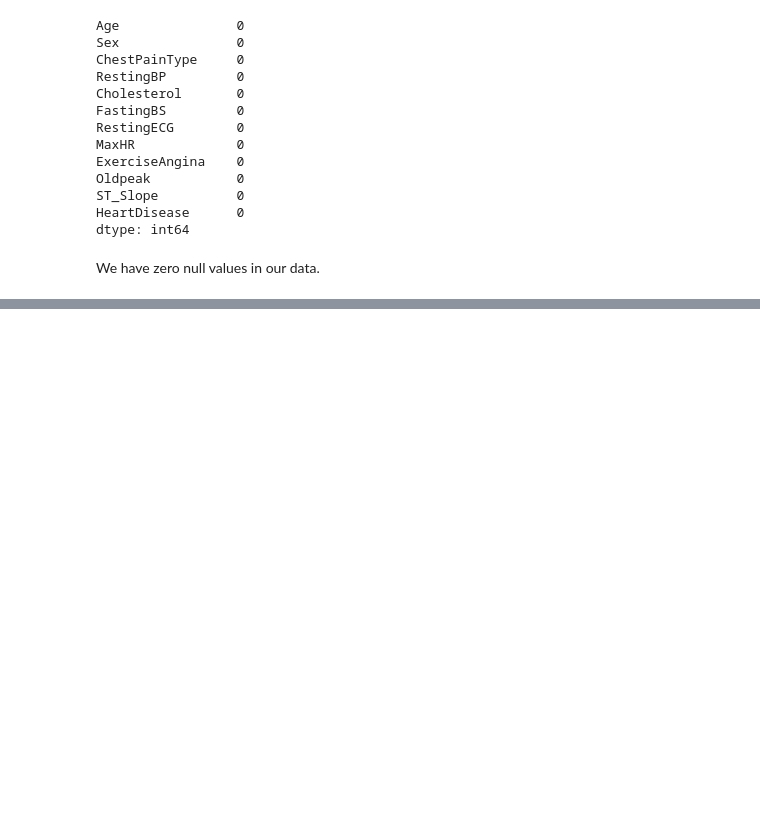
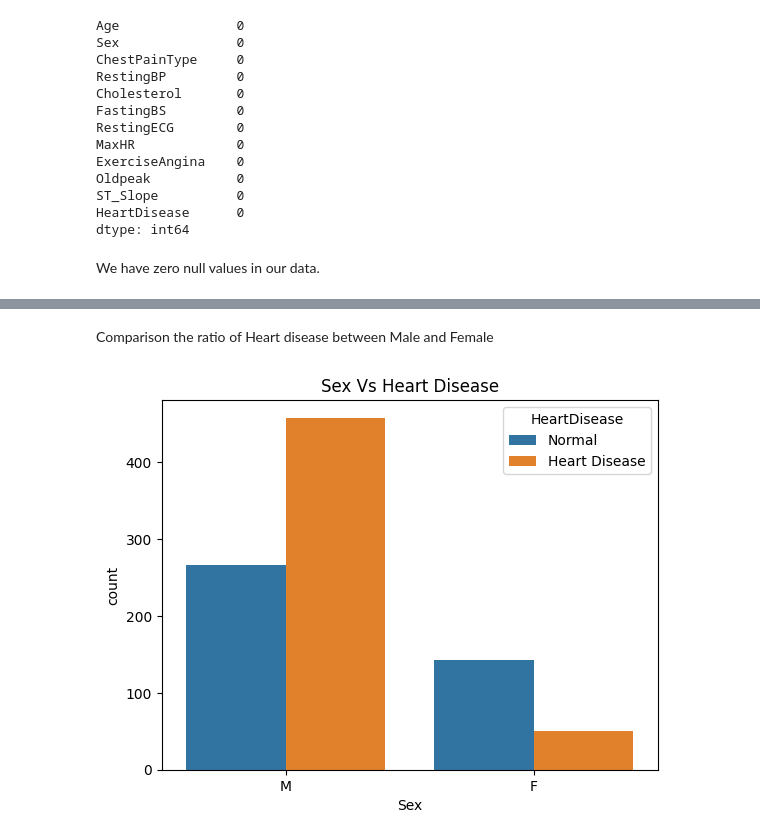
Before and after one commit to D-Rasheed/Heart-Disease-Prediction-Using-Machine-Learning, a Jupyter notebook: Heart_disease_prediction.ipynb, the cells around one changed output, grey strips where cells are left out. Saved outputs shown, nothing was run; the diff lists cells and outputs as text; code cells hidden in the pictures; blank space fills up the shorter version.

```diff
--- a/Heart_disease_prediction.ipynb
+++ b/Heart_disease_prediction.ipynb
@@ -71,0 +122,8 @@ AttributeError: 'DataFrame' object has no attribute 'unique'
+# %% [markdown]
+Comparison the ratio of Heart disease between Male and Female
+# %%
+sns.countplot(data=df,x='Sex',hue='HeartDisease')
+plt.title('Sex Vs Heart Disease')
+plt.show()
+# %% [output]
+[figure, added]
```
Also changed, not shown: parts of 22 cells of this notebook.
